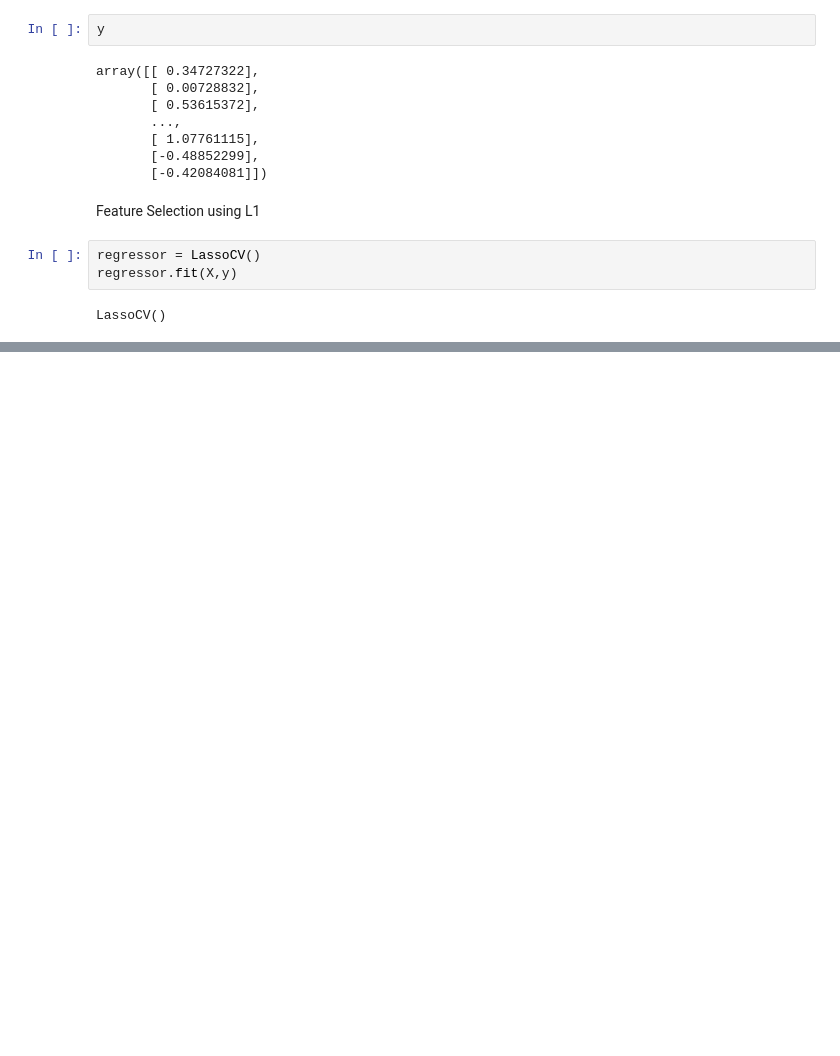
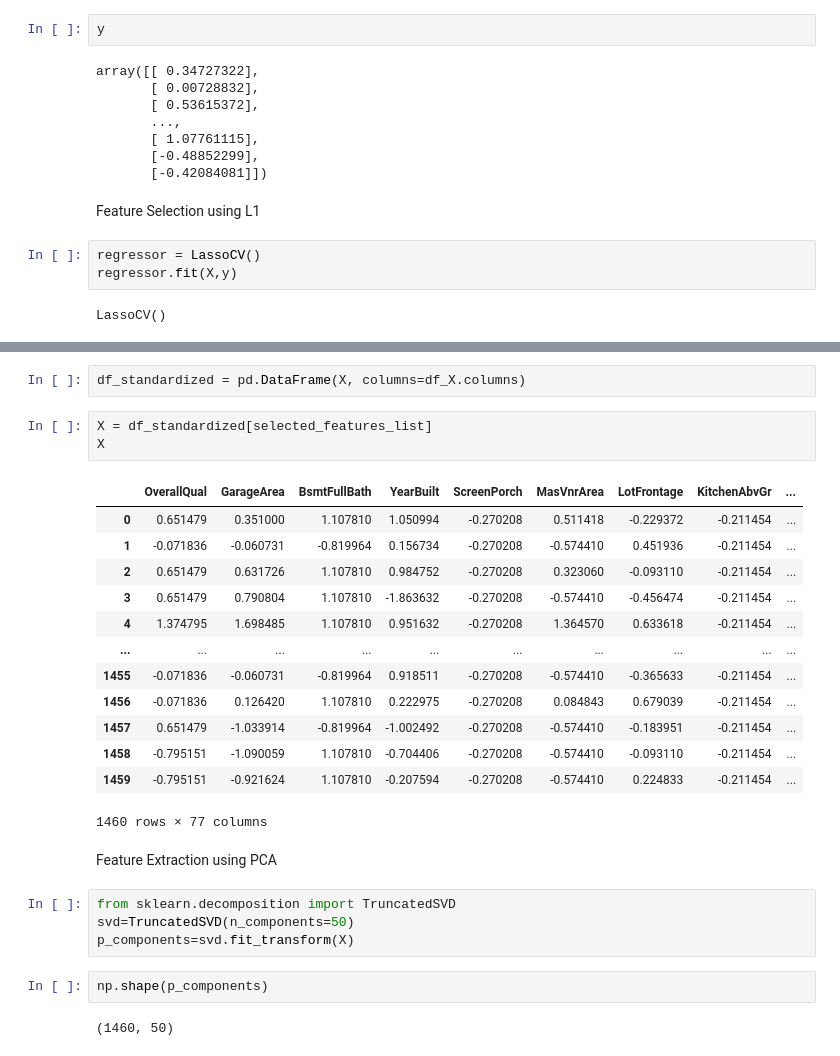
Before and after one commit to JoanWaweru/ML-Group-5-Tasks, a Jupyter notebook: Housing_Price_Task.ipynb, the cells around one changed output, grey strips where cells are left out. Drawn from its saved outputs; the diff is of its cells as text; blank space fills up the shorter version.

```diff
--- a/Housing_Price_Task.ipynb
+++ b/Housing_Price_Task.ipynb
@@ -348,0 +397,29 @@ LassoCV()
+# %%
+df_standardized = pd.DataFrame(X, columns=df_X.columns)
+# %%
+X = df_standardized[selected_features_list]
+X
+# %% [output]
+|  | OverallQual | GarageArea | BsmtFullBath | YearBuilt | ScreenPorch | MasVnrArea | LotFrontage | KitchenAbvGr | ... |
+| 0 | 0.651479 | 0.351000 | 1.107810 | 1.050994 | -0.270208 | 0.511418 | -0.229372 | -0.211454 | ... |
+| 1 | -0.071836 | -0.060731 | -0.819964 | 0.156734 | -0.270208 | -0.574410 | 0.451936 | -0.211454 | ... |
+| 2 | 0.651479 | 0.631726 | 1.107810 | 0.984752 | -0.270208 | 0.323060 | -0.093110 | -0.211454 | ... |
+| 3 | 0.651479 | 0.790804 | 1.107810 | -1.863632 | -0.270208 | -0.574410 | -0.456474 | -0.211454 | ... |
+| 4 | 1.374795 | 1.698485 | 1.107810 | 0.951632 | -0.270208 | 1.364570 | 0.633618 | -0.211454 | ... |
+| ... | ... | ... | ... | ... | ... | ... | ... | ... | ... |
+| 1455 | -0.071836 | -0.060731 | -0.819964 | 0.918511 | -0.270208 | -0.574410 | -0.365633 | -0.211454 | ... |
+| 1456 | -0.071836 | 0.126420 | 1.107810 | 0.222975 | -0.270208 | 0.084843 | 0.679039 | -0.211454 | ... |
+| 1457 | 0.651479 | -1.033914 | -0.819964 | -1.002492 | -0.270208 | -0.574410 | -0.183951 | -0.211454 | ... |
+| 1458 | -0.795151 | -1.090059 | 1.107810 | -0.704406 | -0.270208 | -0.574410 | -0.093110 | -0.211454 | ... |
+| 1459 | -0.795151 | -0.921624 | 1.107810 | -0.207594 | -0.270208 | -0.574410 | 0.224833 | -0.211454 | ... |
+1460 rows × 77 columns
+# %% [markdown]
+Feature Extraction using PCA
+# %%
+from sklearn.decomposition import TruncatedSVD
+svd=TruncatedSVD(n_components=50)
+p_components=svd.fit_transform(X)
+# %%
+np.shape(p_components)
+# %% [output]
+(1460, 50)
```
Also changed, not shown: parts of 31 cells of this notebook.
